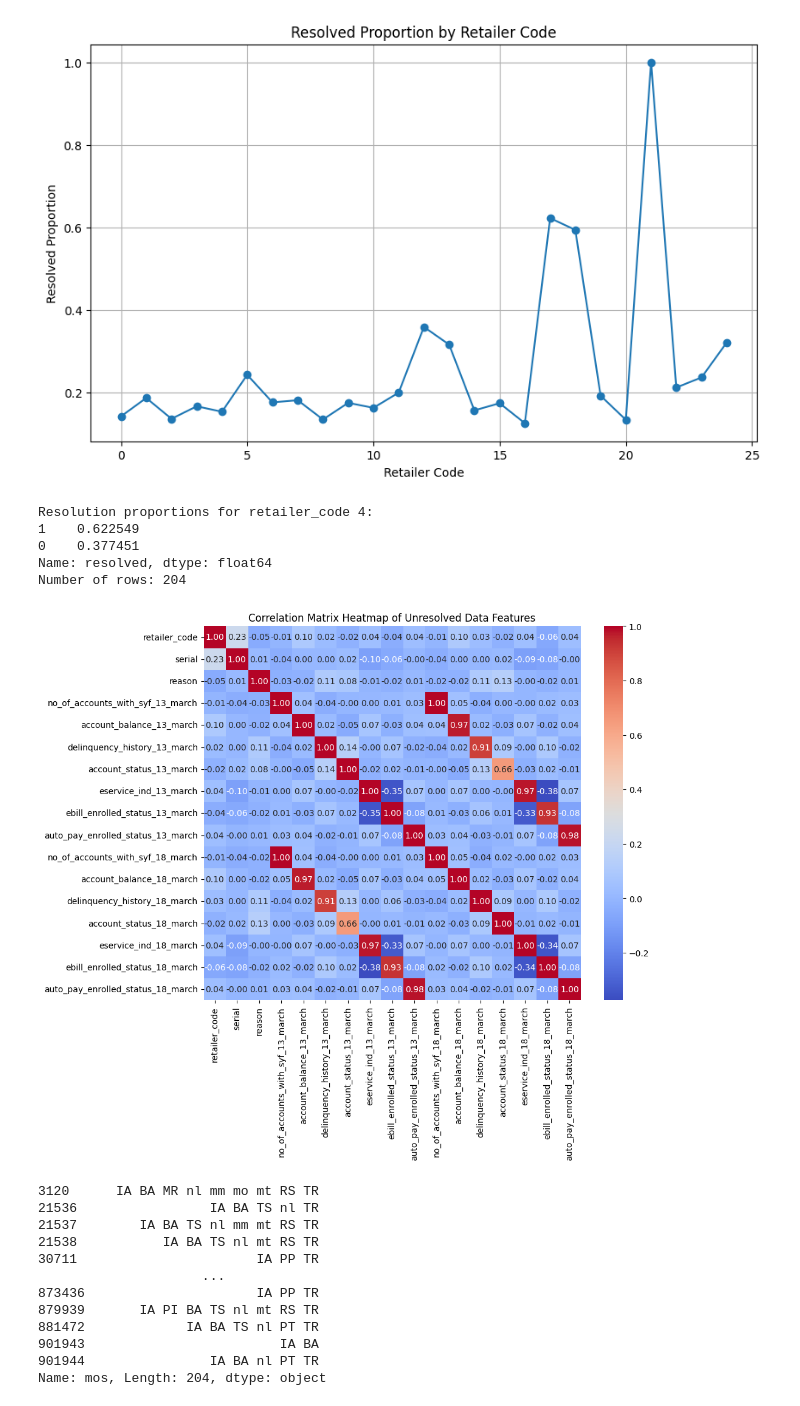
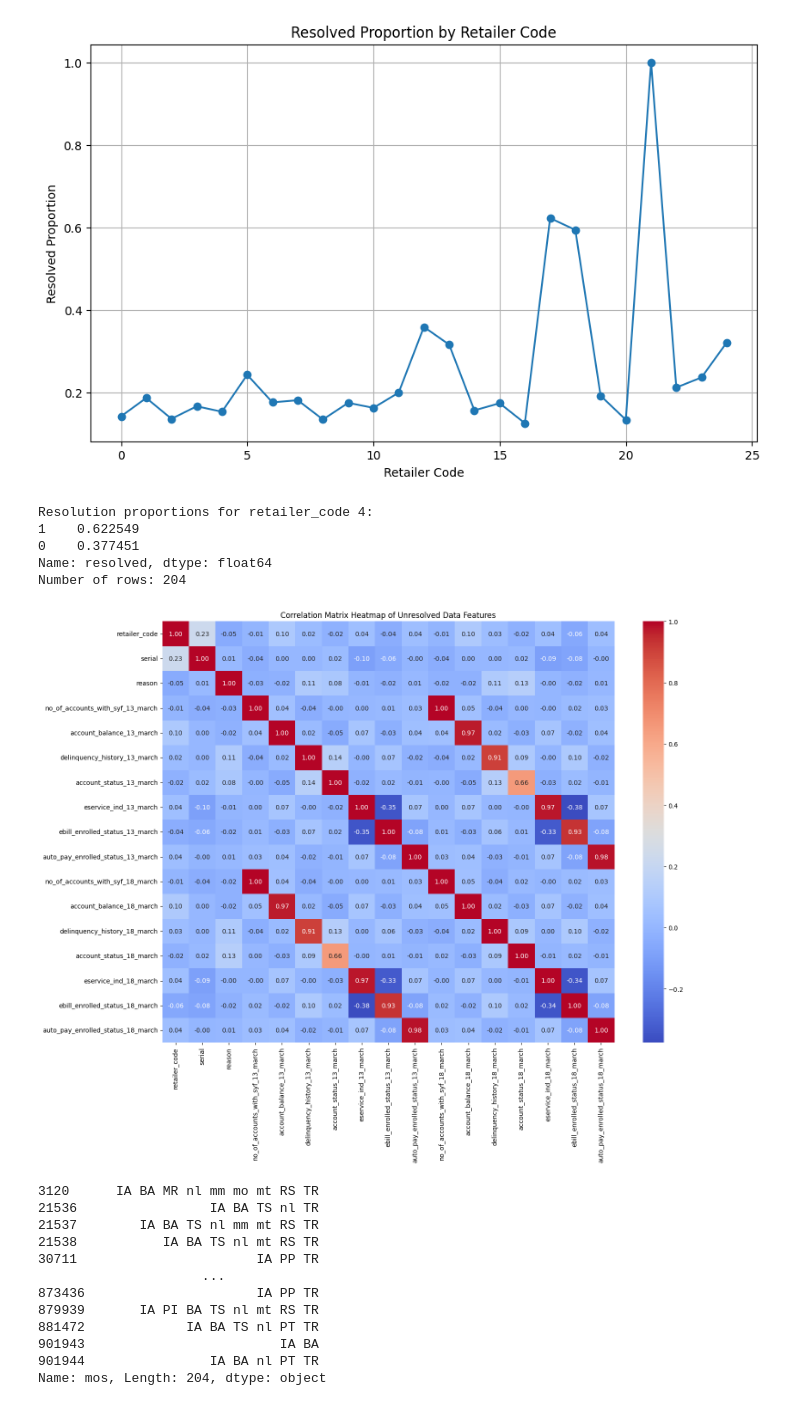
Before and after one commit to mtilyxuegao/uiuc_datathon, a Jupyter notebook: zay/new_eda.ipynb, the cells around one changed output. Saved outputs shown, nothing was run; the diff lists cells and outputs as text; code cells hidden in the pictures.

```diff
--- a/zay/new_eda.ipynb
+++ b/zay/new_eda.ipynb
@@ -62,37 +80,36 @@ plt.show()
 # %%
 filtered_data = data[data['retailer_code'] == 17]
 
 # 计算解决和未解决的数量
 resolution_counts = filtered_data['resolved'].value_counts()
 
 # 计算比例
 resolution_proportions = resolution_counts / resolution_counts.sum()
 
 # 输出结果
 print("Resolution proportions for retailer_code 4:")
 print(resolution_proportions)
 
 retailer_code_count = data['retailer_code'].value_counts().get(17, 0)
 
 print(f"Number of rows: {retailer_code_count}")
 
 
 
 
-
 unresolved_data = data[data['resolved'] == 1]
 corr = unresolved_data.drop('resolved', axis=1).corr()
-plt.figure(figsize=(10, 8))
-sns.heatmap(corr, annot=True, 'cmap'='coolwarm' , fmt=".2f")
+plt.figure(figsize=(16, 12))
+sns.heatmap(corr, annot=True, cmap='coolwarm', fmt=".2f")
 plt.title('Correlation Matrix Heatmap of Unresolved Data Features')
 plt.show()
 # %% [output]
 Resolution proportions for retailer_code 4:
 1    0.622549
 0    0.377451
 Name: resolved, dtype: float64
 Number of rows: 204
-[figure, old version]
+[figure, new version]
 # %%
 filtered_data = data[data['retailer_code'] == 17]
 
```
Also changed, not shown: parts of 2 cells of this notebook.
